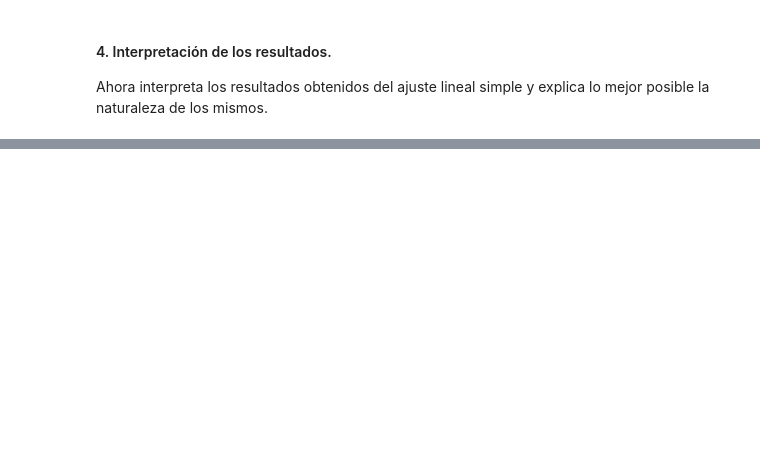
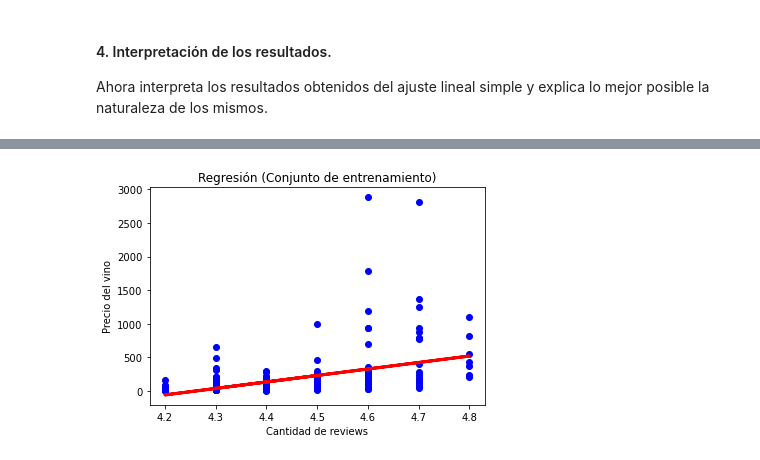
Before and after one commit to Adalab/DA-promo-A-module-3-pairprog-1-pair-3-Olivia-Laura, a Jupyter notebook: REGRESION/REGRESION_LINEAL_1/pair_regresion_lineal_1.ipynb, the cells around one changed output, grey strips where cells are left out. Saved outputs shown, nothing was run; the diff lists cells and outputs as text; code cells hidden in the pictures; blank space fills up the shorter version.

```diff
--- a/REGRESION/REGRESION_LINEAL_1/pair_regresion_lineal_1.ipynb
+++ b/REGRESION/REGRESION_LINEAL_1/pair_regresion_lineal_1.ipynb
@@ -272,0 +370,20 @@ Ahora interpreta los resultados obtenidos del ajuste lineal simple y explica lo
+# %%
+x1=vinos['rating'].values.reshape(-1, 1)
+y1= vinos['price'].values.reshape(-1, 1)
+# %%
+x1_train, x1_test, y1_train, y1_test = train_test_split(x1, y1, test_size = 0.2, random_state = 42)
+# %%
+
+LR1 = LinearRegression(n_jobs=-1)
+LR1.fit(x1_train, y1_train)
+y1_predict_train = LR1.predict(x1_train)
+y1_prediction = LR1.predict(x1_test)
+# %%
+plt.scatter(x1_test,y1_test,color="blue")
+plt.plot(x1_test,y1_prediction,color="red",linewidth=3)
+plt.title('Regresión (Conjunto de entrenamiento)')
+plt.xlabel('Cantidad de reviews')
+plt.ylabel('Precio del vino')
+plt.show()
+# %% [output]
+[figure, added]
```
Also changed, not shown: parts of 37 cells of this notebook.
